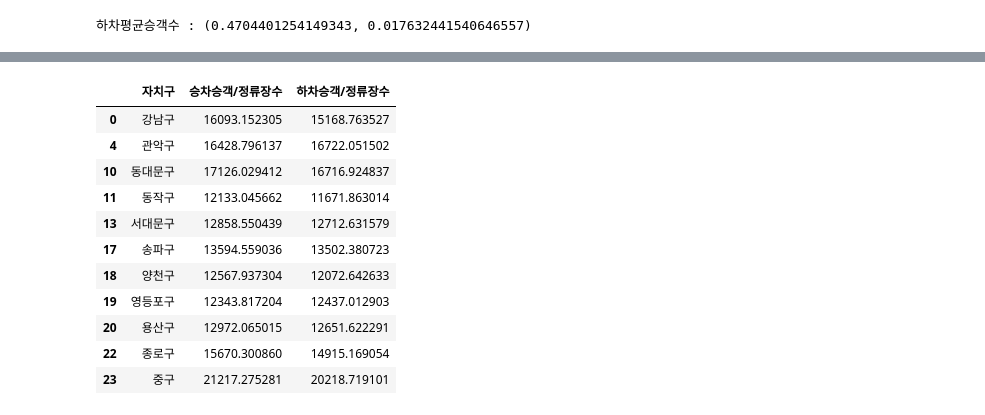
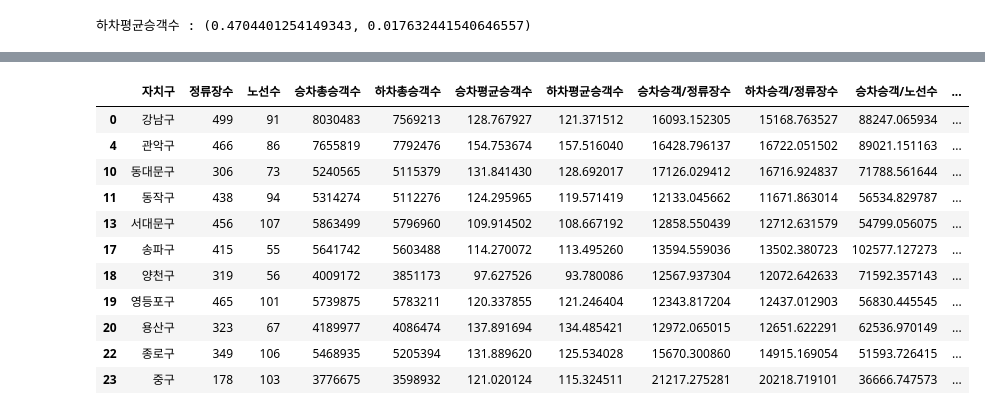
Before and after one commit to mskyun721/aivle_Project_1, a Jupyter notebook: pj_1.1_bus_station.ipynb, the cells around one changed output, grey strips where cells are left out. Saved outputs shown, nothing was run; the diff lists cells and outputs as text; code cells hidden in the pictures.

```diff
--- a/pj_1.1_bus_station.ipynb
+++ b/pj_1.1_bus_station.ipynb
@@ -119,3 +124,8 @@ df
 | 1060884 | 25990 | 암사삼성.현대아파트 | 20220429 | 강동02 | 강동02(가래여울~암사동서원마을) | 암사삼성.현대아파트 | 96 | 37 | 20220502 | 강동구 |
 | 1060885 | 25990 | 암사삼성.현대아파트 | 20220430 | 강동02 | 강동02(가래여울~암사동서원마을) | 암사삼성.현대아파트 | 65 | 26 | 20220503 | 강동구 |
 1060886 rows × 10 columns
+# %%
+# row 생략 없이 출력
+pd.set_option('display.max_rows', None)
+# col 생략 없이 출력
+pd.set_option('display.max_columns', None)
@@ -234,6 +319,8 @@ seoul_bus_station['하차승객/정류장수'] = seoul_bus_station['하차총승
 
 seoul_bus_station['승차승객/노선수'] = seoul_bus_station['승차총승객수'] / seoul_bus_station['노선수']
 seoul_bus_station['하차승객/노선수'] = seoul_bus_station['하차총승객수'] / seoul_bus_station['노선수']
+seoul_bus_station['승차평균승객수/노선수'] = seoul_bus_station['승차평균승객수'] / seoul_bus_station['노선수']
+seoul_bus_station['하차평균승객수/노선수'] = seoul_bus_station['하차평균승객수'] / seoul_bus_station['노선수']
 
-seoul_bus_station[['승차승객/정류장수' , '하차승객/정류장수', '승차승객/노선수' , '하차승객/노선수']].describe()
+seoul_bus_station[['승차승객/정류장수' , '하차승객/정류장수', '승차승객/노선수' , '하차승객/노선수', '승차평균승객수/노선수', '하차평균승객수/노선수']].describe()
 # %% [output]
@@ -266,18 +349,18 @@ for i in li:
 # %%
 jong_bus = seoul_bus_station.loc[(seoul_bus_station['승차승객/정류장수'] > seoul_bus_station['승차승객/정류장수'].mean())
-                          & (seoul_bus_station['하차승객/정류장수'] > seoul_bus_station['하차승객/정류장수'].mean())
-                          , ['자치구', '승차승객/정류장수', '하차승객/정류장수']]
+                                    & (seoul_bus_station['하차승객/정류장수'] > seoul_bus_station['하차승객/정류장수'].mean())
+                                ]
 jong_bus
 # %% [output]
-|  | 자치구 | 승차승객/정류장수 | 하차승객/정류장수 |
-| 0 | 강남구 | 16093.152305 | 15168.763527 |
-| 4 | 관악구 | 16428.796137 | 16722.051502 |
-| 10 | 동대문구 | 17126.029412 | 16716.924837 |
-| 11 | 동작구 | 12133.045662 | 11671.863014 |
-| 13 | 서대문구 | 12858.550439 | 12712.631579 |
-| 17 | 송파구 | 13594.559036 | 13502.380723 |
-| 18 | 양천구 | 12567.937304 | 12072.642633 |
-| 19 | 영등포구 | 12343.817204 | 12437.012903 |
-| 20 | 용산구 | 12972.065015 | 12651.622291 |
-| 22 | 종로구 | 15670.300860 | 14915.169054 |
-| 23 | 중구 | 21217.275281 | 20218.719101 |
+|  | 자치구 | 정류장수 | 노선수 | 승차총승객수 | 하차총승객수 | 승차평균승객수 | 하차평균승객수 | 승차승객/정류장수 | 하차승객/정류장수 | 승차승객/노선수 | ... |
+| 0 | 강남구 | 499 | 91 | 8030483 | 7569213 | 128.767927 | 121.371512 | 16093.152305 | 15168.763527 | 88247.065934 | ... |
+| 4 | 관악구 | 466 | 86 | 7655819 | 7792476 | 154.753674 | 157.516040 | 16428.796137 | 16722.051502 | 89021.151163 | ... |
+| 10 | 동대문구 | 306 | 73 | 5240565 | 5115379 | 131.841430 | 128.692017 | 17126.029412 | 16716.924837 | 71788.561644 | ... |
+| 11 | 동작구 | 438 | 94 | 5314274 | 5112276 | 124.295965 | 119.571419 | 12133.045662 | 11671.863014 | 56534.829787 | ... |
+| 13 | 서대문구 | 456 | 107 | 5863499 | 5796960 | 109.914502 | 108.667192 | 12858.550439 | 12712.631579 | 54799.056075 | ... |
+| 17 | 송파구 | 415 | 55 | 5641742 | 5603488 | 114.270072 | 113.495260 | 13594.559036 | 13502.380723 | 102577.127273 | ... |
+| 18 | 양천구 | 319 | 56 | 4009172 | 3851173 | 97.627526 | 93.780086 | 12567.937304 | 12072.642633 | 71592.357143 | ... |
+| 19 | 영등포구 | 465 | 101 | 5739875 | 5783211 | 120.337855 | 121.246404 | 12343.817204 | 12437.012903 | 56830.445545 | ... |
+| 20 | 용산구 | 323 | 67 | 4189977 | 4086474 | 137.891694 | 134.485421 | 12972.065015 | 12651.622291 | 62536.970149 | ... |
+| 22 | 종로구 | 349 | 106 | 5468935 | 5205394 | 131.889620 | 125.534028 | 15670.300860 | 14915.169054 | 51593.726415 | ... |
+| 23 | 중구 | 178 | 103 | 3776675 | 3598932 | 121.020124 | 115.324511 | 21217.275281 | 20218.719101 | 36666.747573 | ... |
```
Also changed, not shown: parts of 19 cells of this notebook, 5 other files.
